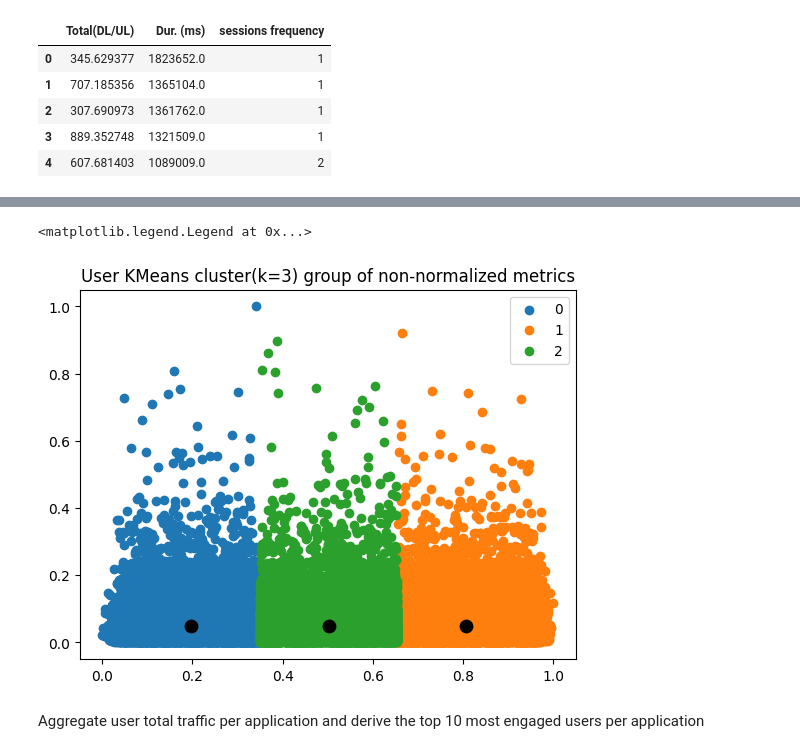
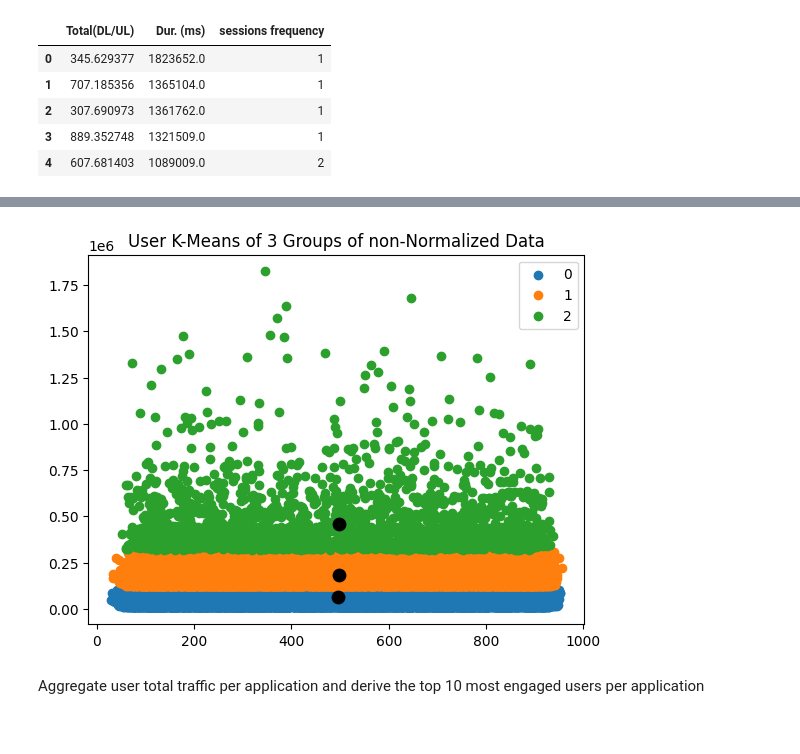
Before and after one commit to nahomHmichael/Telecom-User-Analytics, a Jupyter notebook: notebooks/user_engagement_analysis.ipynb, the cells around one changed output, grey strips where cells are left out. Saved outputs shown, nothing was run; the diff lists cells and outputs as text; code cells hidden in the pictures.

```diff
--- a/notebooks/user_engagement_analysis.ipynb
+++ b/notebooks/user_engagement_analysis.ipynb
@@ -421,14 +421,14 @@ u_labels = np.unique(label)
 centroids = kmeans.cluster_centers_
 # %%
 # plot
-plt.title('User KMeans cluster(k=3) group of non-normalized metrics')
+plt.title('User K-Means of 3 Groups of non-Normalized Data')
 for i in u_labels:
-    plt.scatter(normal_df[label == i].iloc[:,0] , normal_df[label == i].iloc[:,1], label = i)
+    plt.scatter(non_normal_df2[label == i].iloc[:,0] , non_normal_df2[label == i].iloc[:,1], label = i)
 plt.scatter(centroids[:,0] , centroids[:,1] , s = 80, color = 'black')
 plt.legend()
+plt.show()
 # %% [output]
-<matplotlib.legend.Legend at 0x...>
-[figure, old version]
+[figure, new version]
 # %% [markdown]
 Aggregate user total traffic per application and derive the top 10 most engaged users per application
 # %%
```
Also changed, not shown: parts of 10 cells of this notebook, 1 other file.
